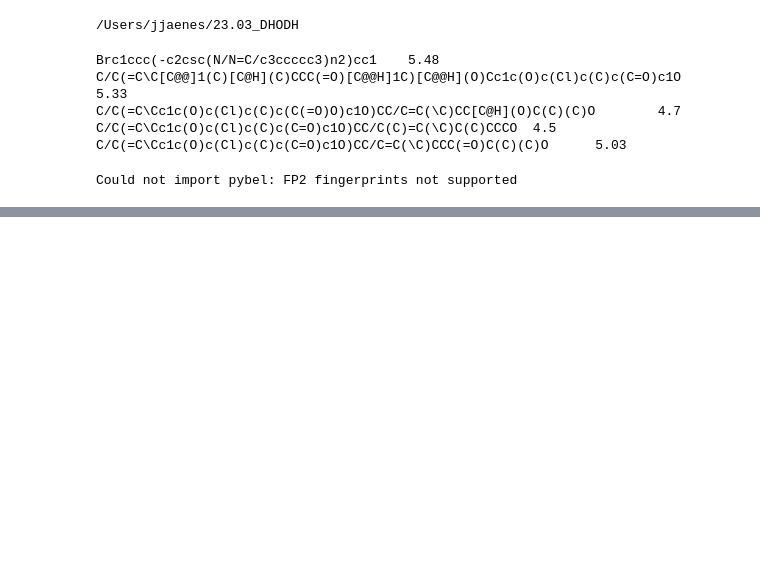
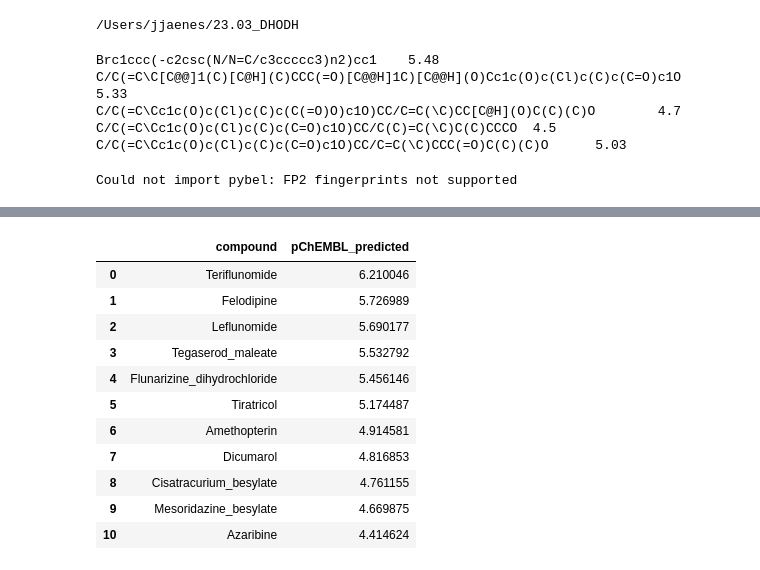
Before and after one commit to jurgjn/DHODH, a Jupyter notebook: adhoc/A_QSAR_pChEMBL/_A_QSAR_pChEMBL.ipynb, the cells around one changed output, grey strips where cells are left out. Drawn from its saved outputs; the diff is of its cells as text; code cells hidden in the pictures; blank space fills up the shorter version.

Commit message:
QSAR model - added full output

```diff
--- a/adhoc/A_QSAR_pChEMBL/_A_QSAR_pChEMBL.ipynb
+++ b/adhoc/A_QSAR_pChEMBL/_A_QSAR_pChEMBL.ipynb
@@ -48,0 +61,18 @@ pd.read_csv('adhoc/A_QSAR_pChEMBL/DHODH_Inhibitors_LS.applylinearmodel.txt', nam
+# %%
+pd.read_csv('adhoc/A_QSAR_pChEMBL/DHODH_Inhibitors_pubchem.applylinearmodel.txt', names=['smiles', 'pChEMBL_predicted'], delim_whitespace=True).merge(
+    right=pd.read_csv('resources/DHODH_assay/DHODH_inhibitors_pubchem.smi', names=['smiles', 'compound'], delim_whitespace=True),
+    on='smiles'
+)[['compound', 'pChEMBL_predicted']].sort_values('pChEMBL_predicted', ascending=False).reset_index(drop=True)
+# %% [output]
+|  | compound | pChEMBL_predicted |
+| 0 | Teriflunomide | 6.210046 |
+| 1 | Felodipine | 5.726989 |
+| 2 | Leflunomide | 5.690177 |
+| 3 | Tegaserod_maleate | 5.532792 |
+| 4 | Flunarizine_dihydrochloride | 5.456146 |
+| 5 | Tiratricol | 5.174487 |
+| 6 | Amethopterin | 4.914581 |
+| 7 | Dicumarol | 4.816853 |
+| 8 | Cisatracurium_besylate | 4.761155 |
+| 9 | Mesoridazine_besylate | 4.669875 |
+| 10 | Azaribine | 4.414624 |
```
Also changed, not shown: parts of 4 cells of this notebook, 1 other file.
